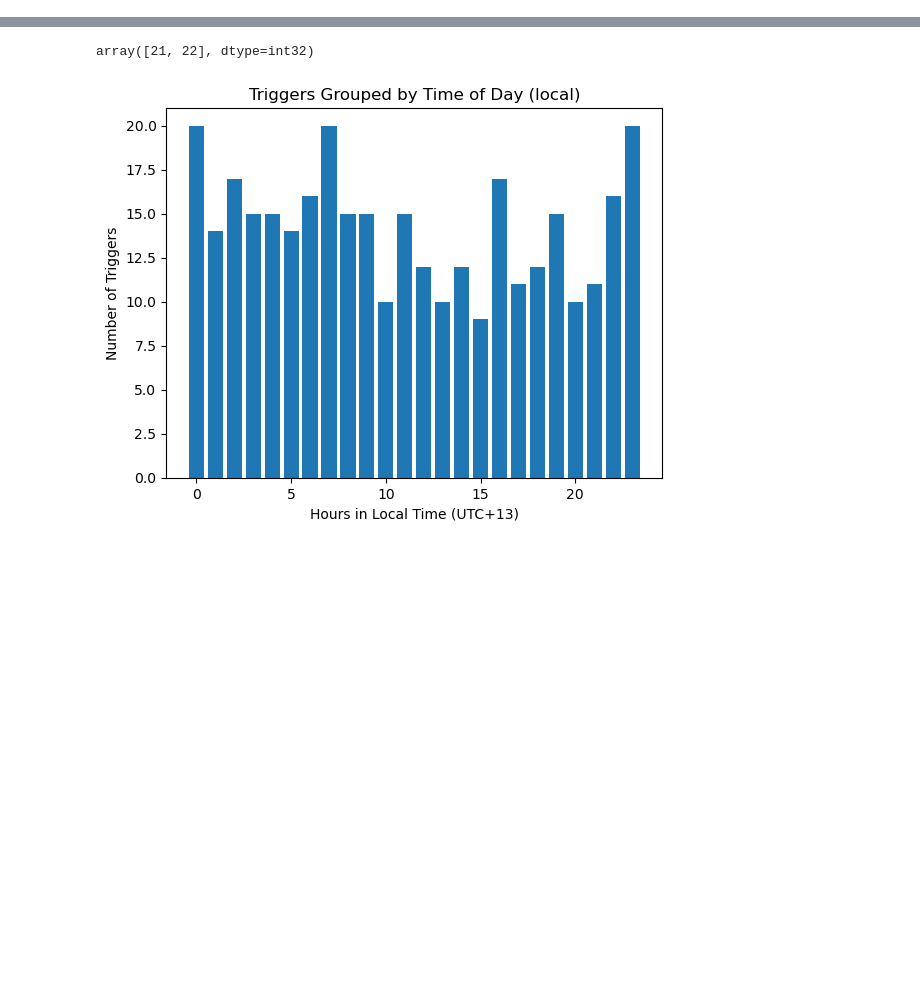
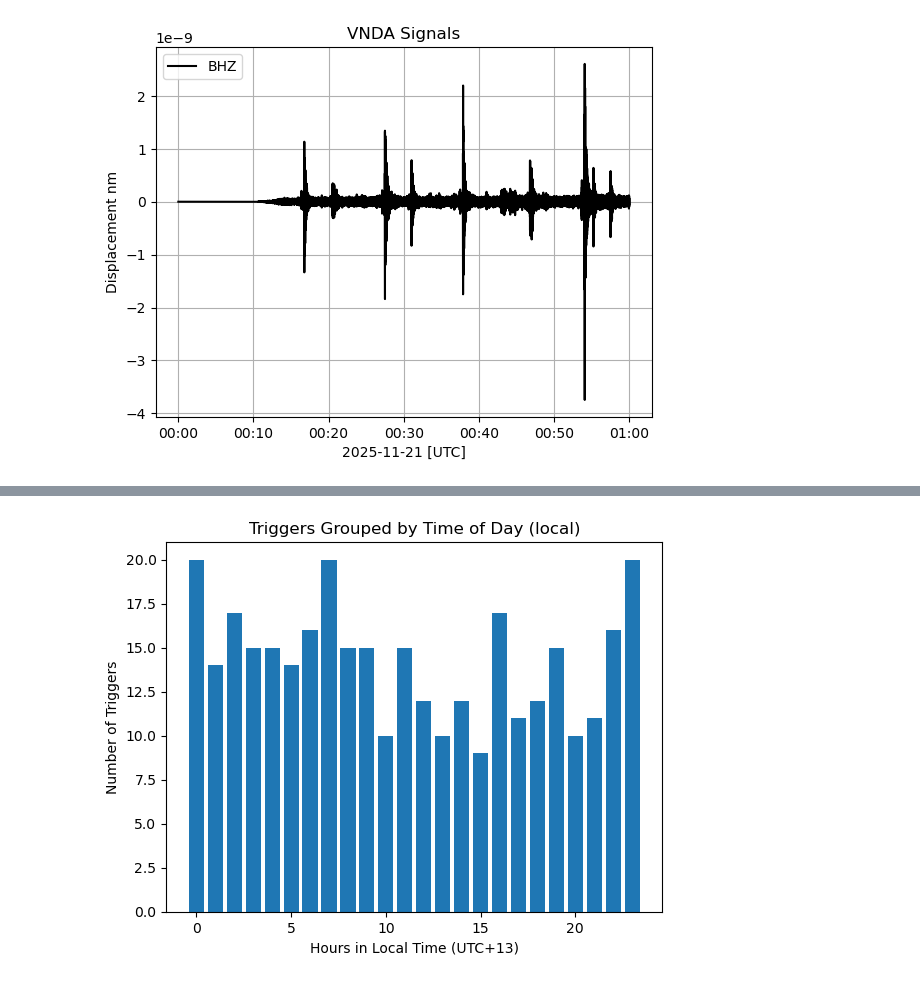
Before and after one commit to glacierpretzel/VANDA_work, a Jupyter notebook: vnda_triggers.ipynb, the cells around one changed output, grey strips where cells are left out. Saved outputs shown, nothing was run; the diff lists cells and outputs as text; code cells hidden in the pictures; blank space fills up the shorter version.

Commit message:
added an option to plot by hourly chunks. not working yet, but will be good.

```diff
--- a/vnda_triggers.ipynb
+++ b/vnda_triggers.ipynb
@@ -18,3 +47,49 @@ GT.VNDA.00.BHZ | 2025-11-21T00:00:00.000000Z - 2025-11-22T00:00:00.000000Z | 40.
+# %%
+#this is an optional plotting by hour chunks section to make sure the picker is still doing what it should.
+#Don't quite have it working yet. Can't get it to loop over the start to end date and plot the triggers at the same length....
+
+fig, ax = plt.subplots(1)
+# Plot the waveform
+start = st[0].stats.starttime
+end = start+(3600*3)
+st[0].taper(0.01)
+
+while start<end:
+    hour_chunk = start+3600
+    st_hr = st[0].slice(start,hour_chunk)
+    #Plot signal
+    ax.plot(st_hr.times("matplotlib"), st_hr.data, "k-", label = st[0].stats.channel)
+    start = hour_chunk
+    # Plot the triggers
+    #k = 0
+    #for t in trig_times:
+        #if t[1]<end:
+           # t1 = mdates.date2num(t[0].datetime)
+           # t2 = mdates.date2num(t[1].datetime)
+           # if k == 0:
+           #     ax.axvspan(t1, t2, color="red", alpha=0.3, label="Trigger")
+          #  else:
+           #     ax.axvspan(t1, t2, color="red", alpha=0.3)
+       # k = k + 1
+
+    # Labels and such
+    ax.set_ylabel('Displacement nm')
+    ax.set_xlabel('%s [UTC]' % st_hr.stats.starttime.strftime('%Y-%m-%d'))
+
+    ax.legend()
+    tfmt = mdates.DateFormatter('%H:%M')
+    ax.xaxis.set_major_formatter(tfmt)
+    ax.xaxis_date()
+
+    # Turn on a grids
+    ax.grid(True, 'both')
+
+    # Title
+    ax.title.set_text('VNDA Signals')
+
+    plt.show()
+# %% [output]
+[figure, added]
 # %%
 #Trigger dataframe stuff
 trigger_df = pd.DataFrame(trig_times)
@@ -52,11 +127,6 @@ trigger_df
 | 339 | 2025-11-21 23:53:56.925 | 2025-11-21 23:53:58.325 | 11 | 21 | 23 | 2025-11-22 12:53:56.925000+13:00 | 12 | 22 |
 | 340 | 2025-11-21 23:56:13.650 | 2025-11-21 23:56:15.200 | 11 | 21 | 23 | 2025-11-22 12:56:13.650000+13:00 | 12 | 22 |
 341 rows × 8 columns
-# %%
-type(trigger_df['local'].dt.day.unique()[0])
-trigger_df['local'].dt.day.unique()
-# %% [output]
-array([21, 22], dtype=int32)
 # %%
 #Plot daily occurances
 
```
Also changed, not shown: parts of 5 cells of this notebook.
